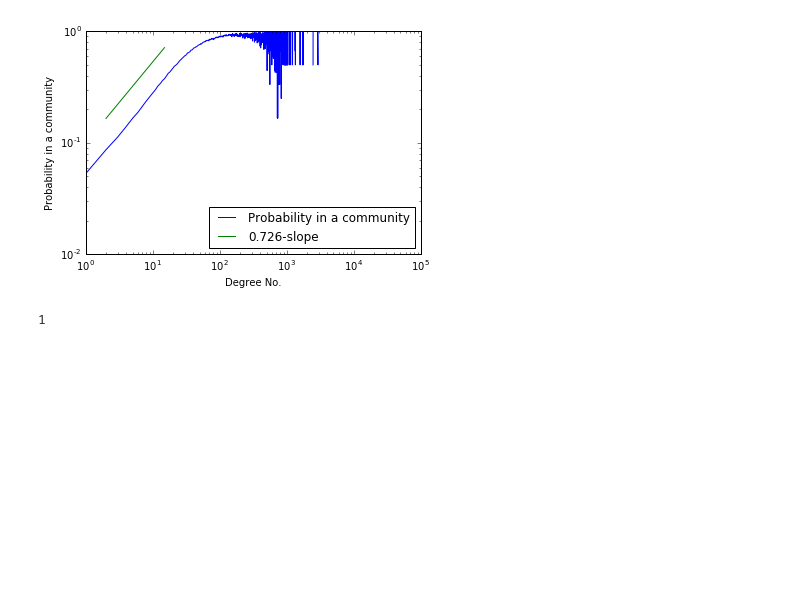
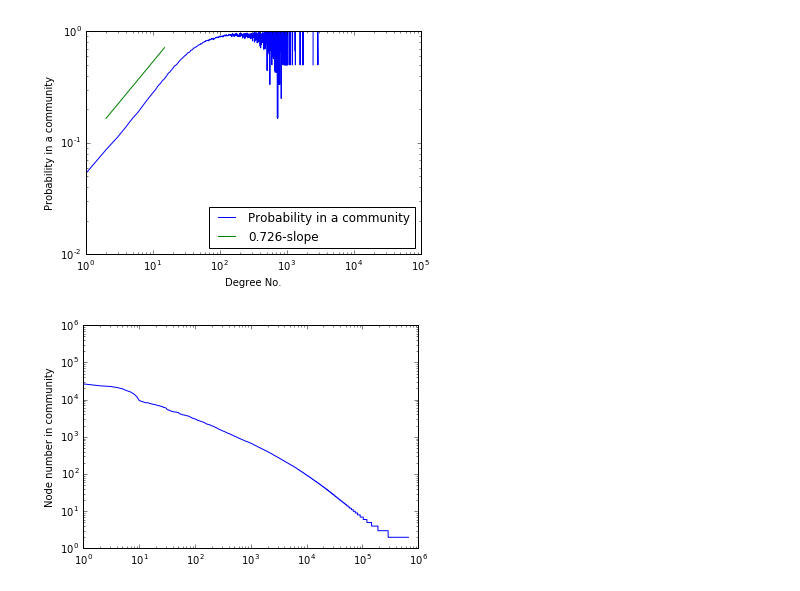
Before and after one commit to ncchen55414/224W, a Jupyter notebook: Degree_dist.ipynb, the cells around one changed output. Saved outputs shown, nothing was run; the diff lists cells and outputs as text; code cells hidden in the pictures; blank space fills up the shorter version.

```diff
--- a/Degree_dist.ipynb
+++ b/Degree_dist.ipynb
@@ -125,7 +125,12 @@ plt.legend(loc=4)
 plt.show()
 # %% [output]
 [figure]
-# %%
-snap.CntDegNodes(gf, 14815)
-# %% [output]
-1
+# %%
+##--community size distribution
+comm_size_list = sorted([len(comm_map_comm[cid]) for cid in comm_map_comm], reverse = True)
+# %%
+plt.loglog(range(len(comm_size_list)), comm_size_list)
+plt.ylabel("Node number in community")
+plt.show()
+# %% [output]
+[figure, added]
```
Also changed, not shown: parts of 6 cells of this notebook, 10 other files.
